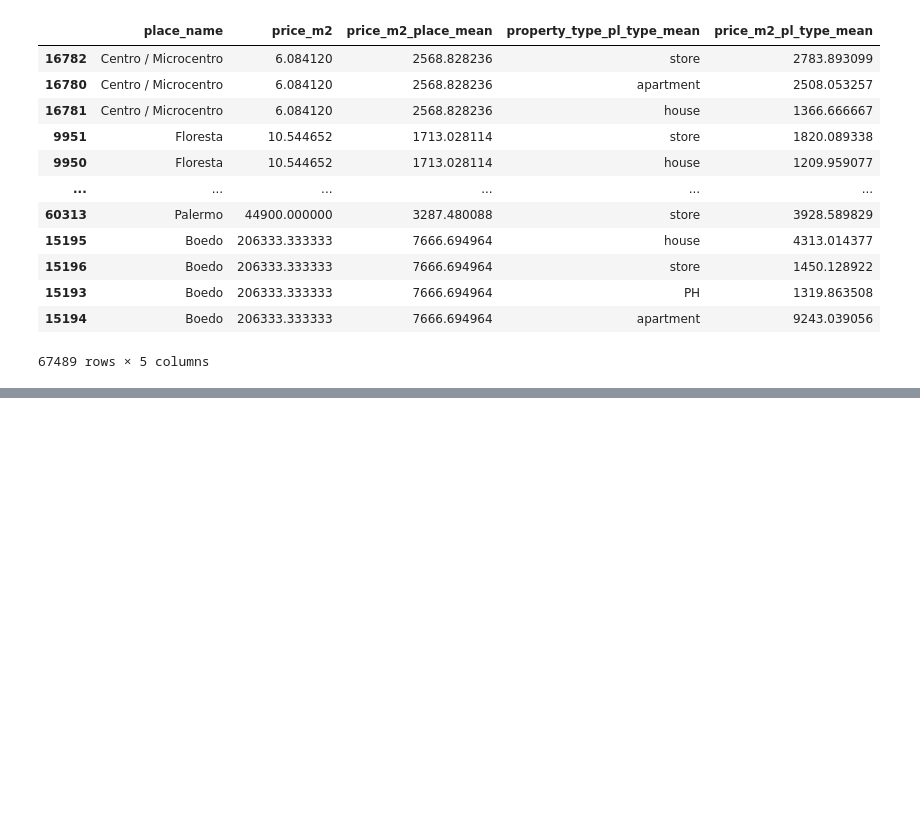
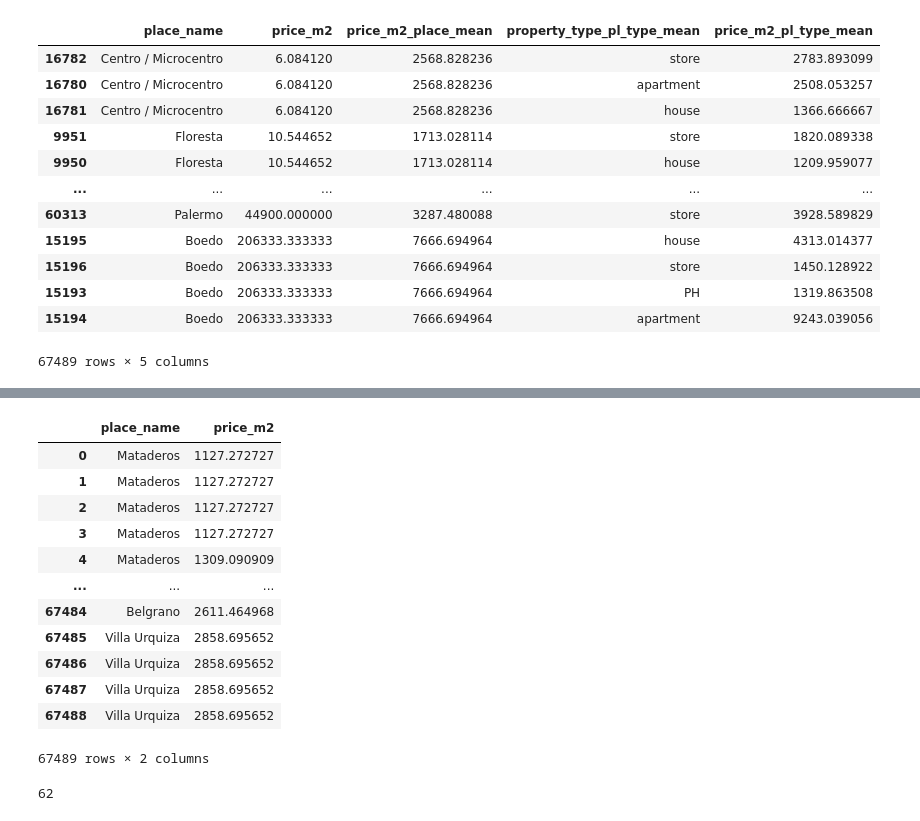
Before and after one commit to guilherme-atomo/projetointegrador1, a Jupyter notebook: Projeto_Integracao_I_AB.ipynb, the cells around one changed output, grey strips where cells are left out. Saved outputs shown, nothing was run; the diff lists cells and outputs as text; code cells hidden in the pictures; blank space fills up the shorter version.

```diff
--- a/Projeto_Integracao_I_AB.ipynb
+++ b/Projeto_Integracao_I_AB.ipynb
@@ -371,0 +427,27 @@ df_prop[['place_name','price_m2','price_m2_place_mean','property_type_pl_type_me
+# %%
+df_prop_price = df_prop[['place_name', 'price_m2']]
+df_prop_price
+# %% [output]
+|  | place_name | price_m2 |
+| 0 | Mataderos | 1127.272727 |
+| 1 | Mataderos | 1127.272727 |
+| 2 | Mataderos | 1127.272727 |
+| 3 | Mataderos | 1127.272727 |
+| 4 | Mataderos | 1309.090909 |
+| ... | ... | ... |
+| 67484 | Belgrano | 2611.464968 |
+| 67485 | Villa Urquiza | 2858.695652 |
+| 67486 | Villa Urquiza | 2858.695652 |
+| 67487 | Villa Urquiza | 2858.695652 |
+| 67488 | Villa Urquiza | 2858.695652 |
+67489 rows × 2 columns
+# %%
+place_name_list = []
+for i in df_prop_price['place_name']:
+    if i in place_name_list:
+        continue
+    else:
+        place_name_list.append(i)
+len(place_name_list)
+# %% [output]
+62
```
Also changed, not shown: parts of 9 cells of this notebook.
